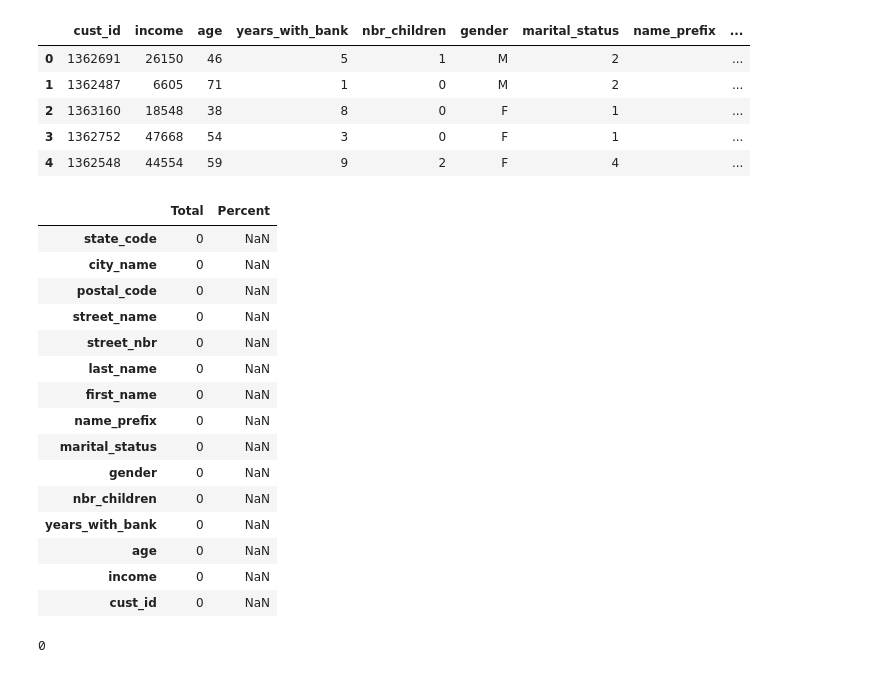
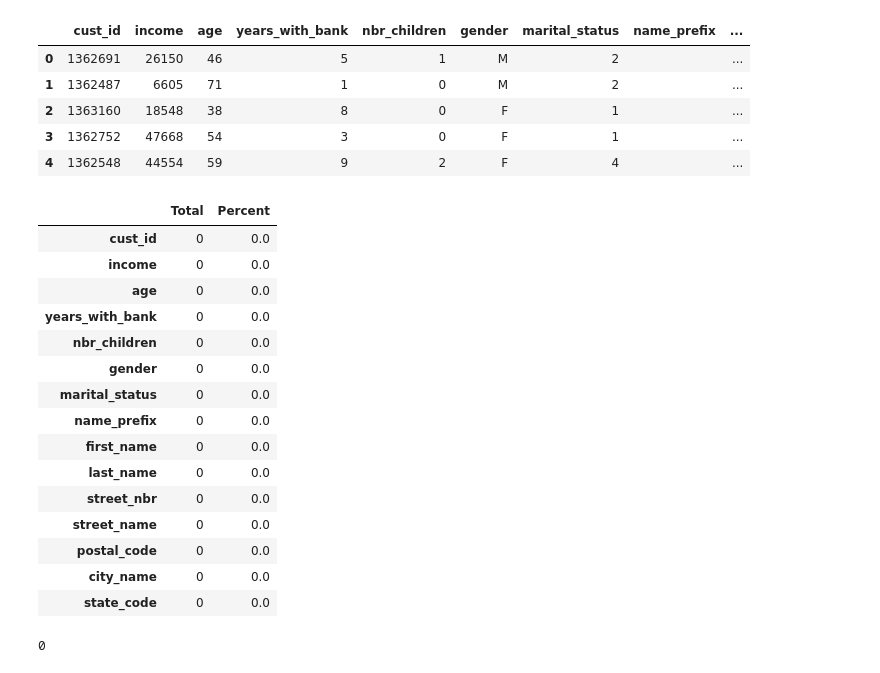
Before and after one commit to jandus/mp_III-Financial_Customer_Segmentation, a Jupyter notebook: Data_Exploration.ipynb, the cells around one changed output. Drawn from its saved outputs; the diff is of its cells as text; code cells hidden in the pictures.

Commit message:
Null values list bug fix

```diff
--- a/Data_Exploration.ipynb
+++ b/Data_Exploration.ipynb
@@ -65,28 +65,27 @@ Customers rows:  747
 | 3 | 1362752 | 47668 | 54 | 3 | 0 | F | 1 |  | ... |
 | 4 | 1362548 | 44554 | 59 | 9 | 2 | F | 4 |  | ... |
 # %%
-# Check for nulls in customers table
-total = customers_df.isna().sum().sort_values(ascending=False)
-percent = (customers_df.isna().sum()/customers_df.isna().sum()).sort_values(ascending=False)
+total = customers_df.isnull().sum().sort_values(ascending=False)
+percent = (customers_df.isnull().sum()/customers_df.isnull().count()).sort_values(ascending=False)
 missing_data = pd.concat([total, percent], axis=1, keys=['Total', 'Percent'])
-missing_data
+missing_data.head(30)
 # %% [output]
 |  | Total | Percent |
-| state_code | 0 | NaN |
-| city_name | 0 | NaN |
-| postal_code | 0 | NaN |
-| street_name | 0 | NaN |
-| street_nbr | 0 | NaN |
-| last_name | 0 | NaN |
-| first_name | 0 | NaN |
-| name_prefix | 0 | NaN |
-| marital_status | 0 | NaN |
-| gender | 0 | NaN |
-| nbr_children | 0 | NaN |
-| years_with_bank | 0 | NaN |
-| age | 0 | NaN |
-| income | 0 | NaN |
-| cust_id | 0 | NaN |
+| cust_id | 0 | 0.0 |
+| income | 0 | 0.0 |
+| age | 0 | 0.0 |
+| years_with_bank | 0 | 0.0 |
+| nbr_children | 0 | 0.0 |
+| gender | 0 | 0.0 |
+| marital_status | 0 | 0.0 |
+| name_prefix | 0 | 0.0 |
+| first_name | 0 | 0.0 |
+| last_name | 0 | 0.0 |
+| street_nbr | 0 | 0.0 |
+| street_name | 0 | 0.0 |
+| postal_code | 0 | 0.0 |
+| city_name | 0 | 0.0 |
+| state_code | 0 | 0.0 |
 # %%
 #check for dupes for Id
 idsUnique = len(set(customers_df.cust_id))
```
Also changed, not shown: 1 other file.
